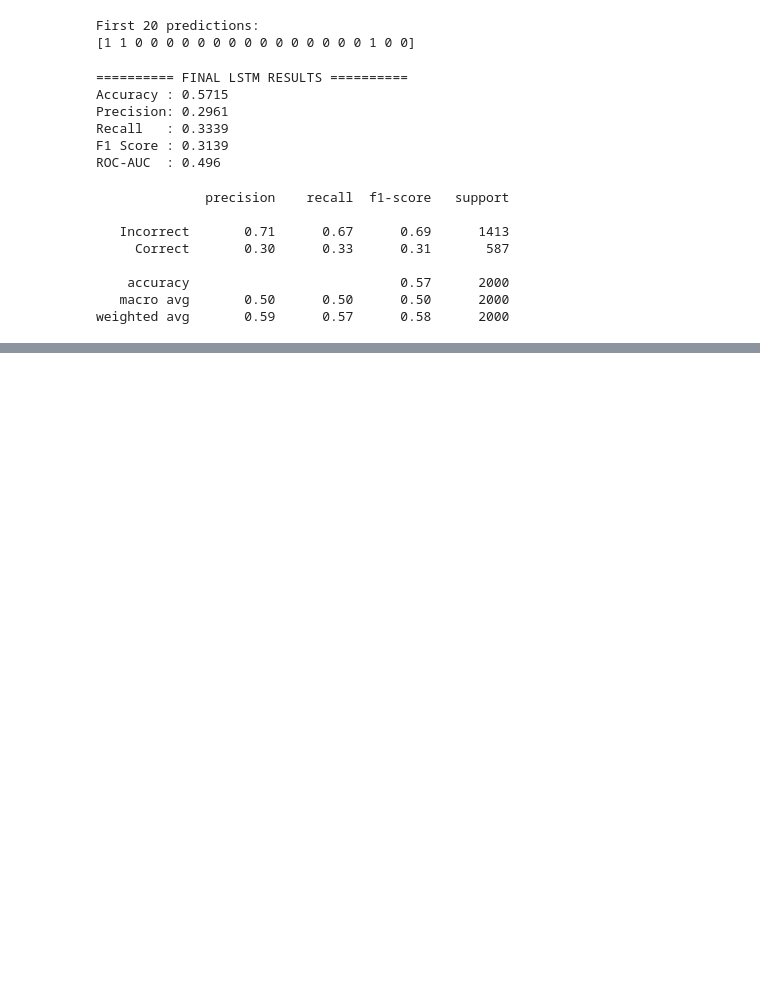
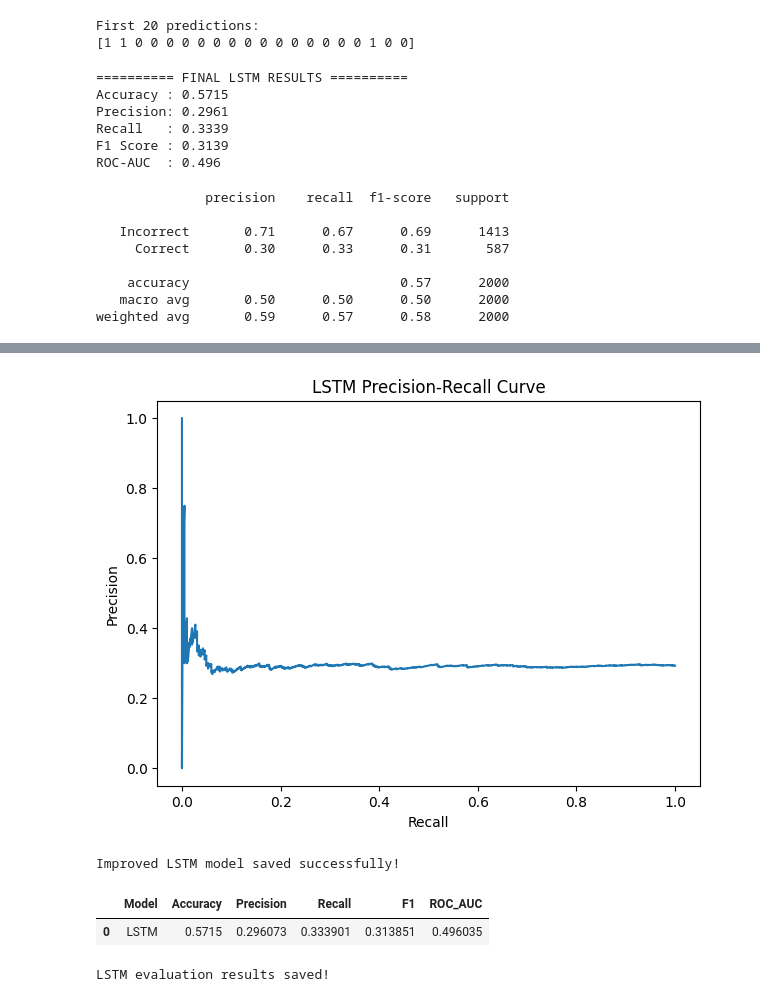
Before and after one commit to AZ07-coder/Student-Learning-Digital-Twin, a Jupyter notebook: 07_model_evaluation.ipynb, the cells around one changed output, grey strips where cells are left out. Saved outputs shown, nothing was run; the diff lists cells and outputs as text; code cells hidden in the pictures; blank space fills up the shorter version.

Commit message:
model_Evaluation

```diff
--- a/07_model_evaluation.ipynb
+++ b/07_model_evaluation.ipynb
@@ -673,0 +808,77 @@ weighted avg       0.59      0.57      0.58      2000
+# %%
+precision_values, recall_values, pr_thresholds = (
+    precision_recall_curve(
+        y_test,
+        lstm_probability
+    )
+)
+
+plt.figure(figsize=(7, 5))
+
+plt.plot(
+    recall_values,
+    precision_values
+)
+
+plt.xlabel(
+    "Recall"
+)
+
+plt.ylabel(
+    "Precision"
+)
+
+plt.title(
+    "LSTM Precision-Recall Curve"
+)
+
+plt.show()
+# %% [output]
+[figure, added]
+# %%
+lstm_model.save(
+    "learntwin_lstm_model.keras"
+)
+
+print(
+    "Improved LSTM model saved successfully!"
+)
+# %% [output]
+Improved LSTM model saved successfully!
+# %%
+lstm_results = pd.DataFrame({
+    "Model": [
+        "LSTM"
+    ],
+    "Accuracy": [
+        lstm_accuracy
+    ],
+    "Precision": [
+        lstm_precision
+    ],
+    "Recall": [
+        lstm_recall
+    ],
+    "F1": [
+        lstm_f1
+    ],
+    "ROC_AUC": [
+        lstm_roc_auc
+    ]
+})
+
+lstm_results
+# %% [output]
+|  | Model | Accuracy | Precision | Recall | F1 | ROC_AUC |
+| 0 | LSTM | 0.5715 | 0.296073 | 0.333901 | 0.313851 | 0.496035 |
+# %%
+lstm_results.to_csv(
+    "learntwin_lstm_results.csv",
+    index=False
+)
+
+print(
+    "LSTM evaluation results saved!"
+)
+# %% [output]
+LSTM evaluation results saved!
```
Also changed, not shown: parts of 30 cells of this notebook.
